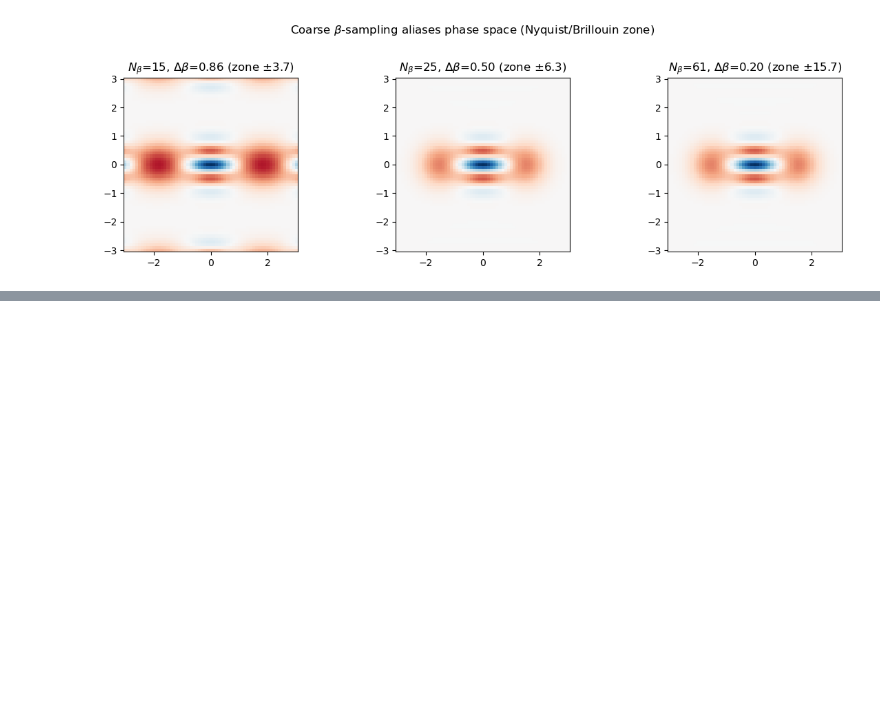
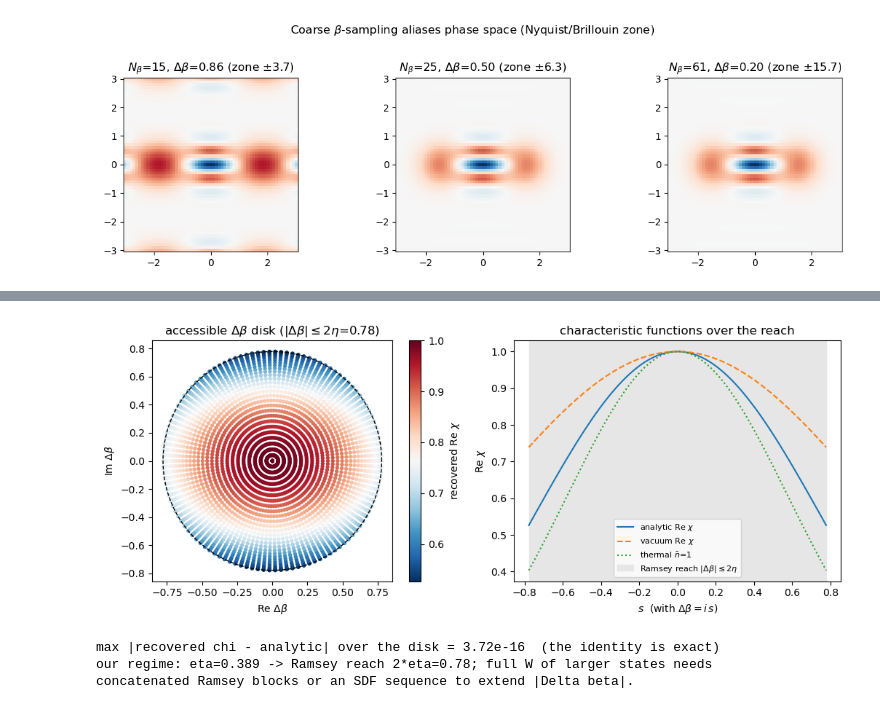
Before and after one commit to uwarring82/paula-gen-FD, a Jupyter notebook: docs/notebooks/strobo_grating_tomography.ipynb, the cells around one changed output, grey strips where cells are left out. Drawn from its saved outputs; the diff is of its cells as text; code cells hidden in the pictures; blank space fills up the shorter version.

```diff
--- a/docs/notebooks/strobo_grating_tomography.ipynb
+++ b/docs/notebooks/strobo_grating_tomography.ipynb
@@ -242,0 +284,42 @@ plt.tight_layout(); plt.show()
+# %%
+# (b) the accessible disk |Delta beta| <= 2 eta, recovered chi from P(0),P(pi/2)
+PR, PG = np.meshgrid(np.linspace(0, 2 * np.pi, 60), np.linspace(0, 2 * np.pi, 60))
+DB = 1j * ETA * (np.exp(1j * PG) - np.exp(1j * PR))             # Delta beta over the phase grid
+gamma2 = 0.5 + 0.0j
+chi2 = lambda b: gt.chi_coherent(b, gamma2)                      # noqa: E731
+rec_err = 0.0
+ReChi = np.zeros_like(PR)
+for i in range(PR.shape[0]):
+    for j in range(PR.shape[1]):
+        b_r = 1j * ETA * np.exp(1j * PR[i, j]); b_g = 1j * ETA * np.exp(1j * PG[i, j])
+        p0 = gt.ramsey_population(chi2, b_r, b_g, 0.0)
+        p90 = gt.ramsey_population(chi2, b_r, b_g, np.pi / 2)
+        chi_rec = gt.ramsey_chi_from_populations(p0, p90, b_r, b_g)
+        ReChi[i, j] = chi_rec.real
+        rec_err = max(rec_err, abs(chi_rec - chi2(b_g - b_r)))
+
+fig, ax = plt.subplots(1, 2, figsize=(11, 4.3))
+sc = ax[0].scatter(DB.real.ravel(), DB.imag.ravel(), c=ReChi.ravel(), cmap="RdBu_r", s=8)
+th = np.linspace(0, 2 * np.pi, 200)
+ax[0].plot(2 * ETA * np.cos(th), 2 * ETA * np.sin(th), "k--", lw=1)
+ax[0].set_title(f"accessible $\\Delta\\beta$ disk ($|\\Delta\\beta|\\leq2\\eta$={2*ETA:.2f})")
+ax[0].set_xlabel("Re $\\Delta\\beta$"); ax[0].set_ylabel("Im $\\Delta\\beta$"); ax[0].set_aspect("equal")
+fig.colorbar(sc, ax=ax[0], fraction=0.046, label="recovered Re $\\chi$")
+# compare recovered vs analytic chi along a radial cut Delta beta in i*[-2eta, 2eta]
+ss = np.linspace(-2 * ETA, 2 * ETA, 80)
+chi_line = [chi2(1j * s) for s in ss]
+ax[1].plot(ss, [c.real for c in chi_line], "C0", label="analytic Re $\\chi$")
+ax[1].plot(ss, [gt.chi_vacuum(1j * s).real for s in ss], "C1--", label="vacuum Re $\\chi$")
+ax[1].plot(ss, [gt.chi_thermal(1j * s, 1.0) for s in ss], "C2:", label="thermal $\\bar n$=1")
+ax[1].axvspan(-2 * ETA, 2 * ETA, color="0.9", label="Ramsey reach $|\\Delta\\beta|\\leq2\\eta$")
+ax[1].set_xlabel("$s$  (with $\\Delta\\beta = i\\,s$)"); ax[1].set_ylabel("Re $\\chi$")
+ax[1].set_title("characteristic functions over the reach"); ax[1].legend(fontsize=8)
+plt.tight_layout(); plt.show()
+print(f"max |recovered chi - analytic| over the disk = {rec_err:.2e}  (the identity is exact)")
+print(f"our regime: eta={ETA} -> Ramsey reach 2*eta={2*ETA:.2f}; full W of larger states needs")
+print("concatenated Ramsey blocks or an SDF sequence to extend |Delta beta|.")
+# %% [output]
+[figure, added]
+max |recovered chi - analytic| over the disk = 3.72e-16  (the identity is exact)
+our regime: eta=0.389 -> Ramsey reach 2*eta=0.78; full W of larger states needs
+concatenated Ramsey blocks or an SDF sequence to extend |Delta beta|.
```
Also changed, not shown: parts of 4 cells of this notebook, 6 other files.
